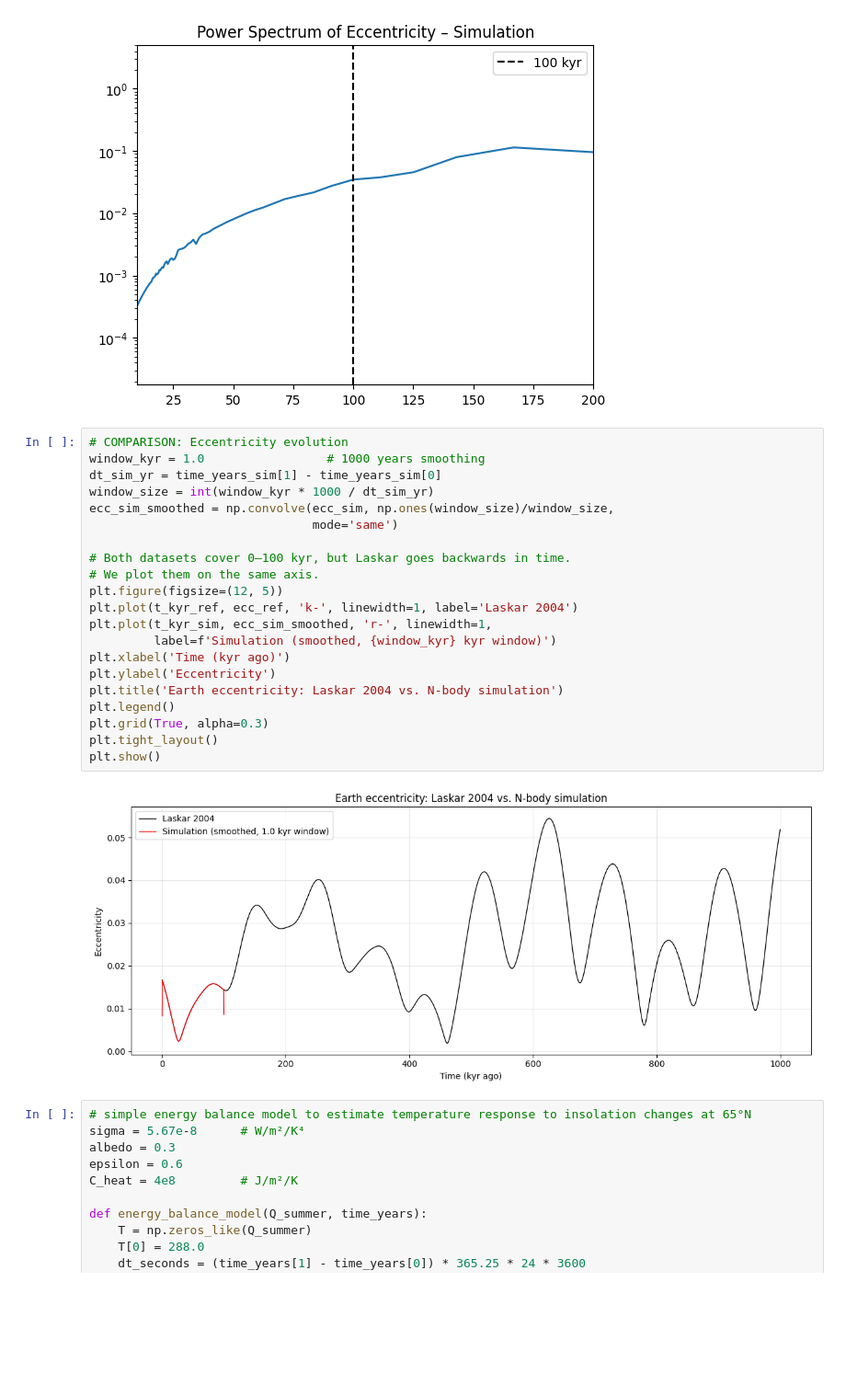
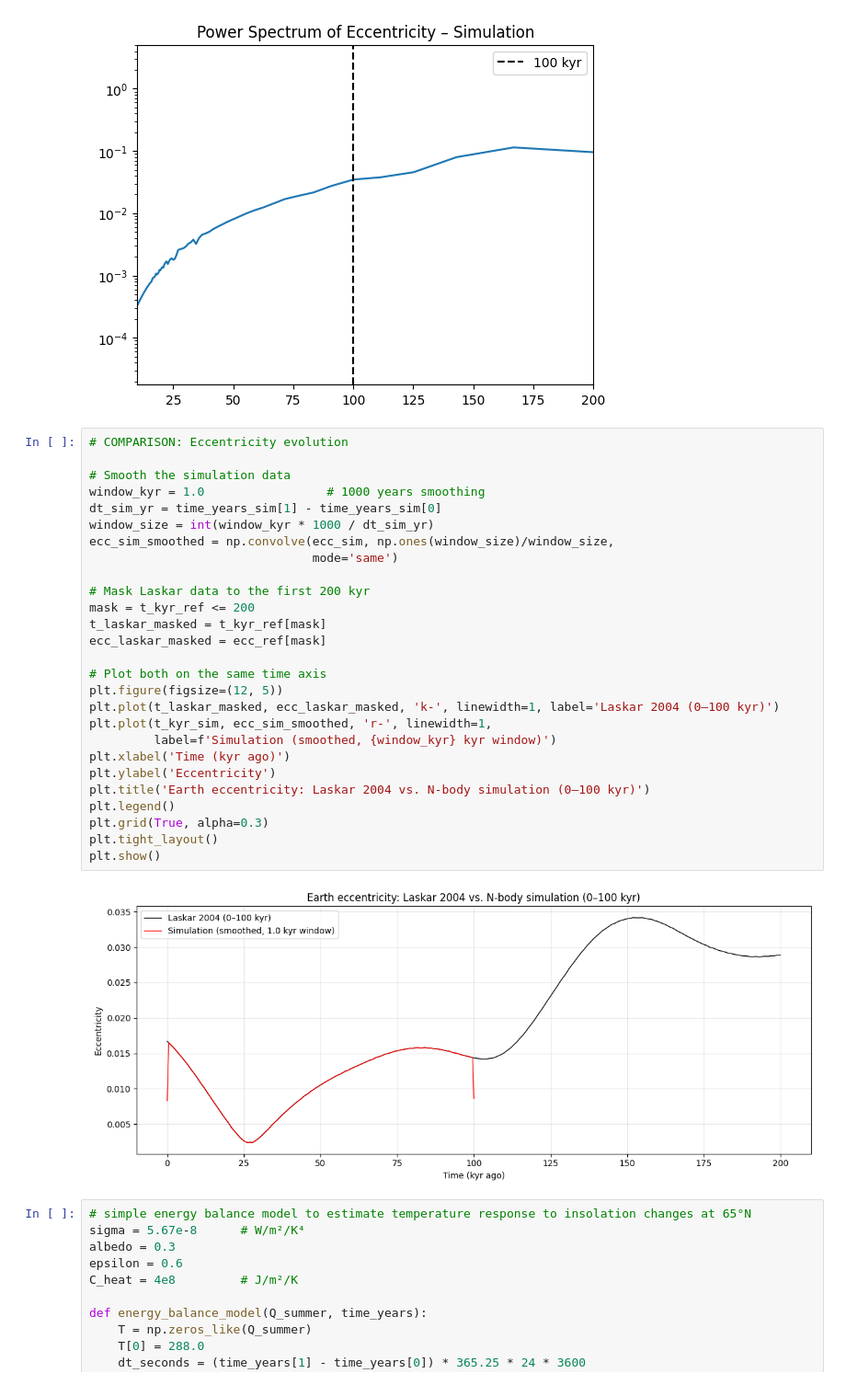
Before and after one commit to annikacheng/earth-orbit-insolation, a Jupyter notebook: annika.ipynb, the cells around one changed output. Shown at 92% size. Cells and saved outputs as stored; diff of their text form; blank space fills up the shorter version.

```diff
--- a/annika.ipynb
+++ b/annika.ipynb
@@ -509,27 +489,33 @@ plt.show()
 [figure]
 # %%
 # COMPARISON: Eccentricity evolution
+
+# Smooth the simulation data
 window_kyr = 1.0                 # 1000 years smoothing
 dt_sim_yr = time_years_sim[1] - time_years_sim[0]
 window_size = int(window_kyr * 1000 / dt_sim_yr)
 ecc_sim_smoothed = np.convolve(ecc_sim, np.ones(window_size)/window_size,
                                mode='same')
 
-# Both datasets cover 0–100 kyr, but Laskar goes backwards in time.
-# We plot them on the same axis.
+# Mask Laskar data to the first 200 kyr
+mask = t_kyr_ref <= 200
+t_laskar_masked = t_kyr_ref[mask]
+ecc_laskar_masked = ecc_ref[mask]
+
+# Plot both on the same time axis
 plt.figure(figsize=(12, 5))
-plt.plot(t_kyr_ref, ecc_ref, 'k-', linewidth=1, label='Laskar 2004')
+plt.plot(t_laskar_masked, ecc_laskar_masked, 'k-', linewidth=1, label='Laskar 2004 (0–100 kyr)')
 plt.plot(t_kyr_sim, ecc_sim_smoothed, 'r-', linewidth=1,
          label=f'Simulation (smoothed, {window_kyr} kyr window)')
 plt.xlabel('Time (kyr ago)')
 plt.ylabel('Eccentricity')
-plt.title('Earth eccentricity: Laskar 2004 vs. N‑body simulation')
+plt.title('Earth eccentricity: Laskar 2004 vs. N‑body simulation (0–100 kyr)')
 plt.legend()
 plt.grid(True, alpha=0.3)
 plt.tight_layout()
 plt.show()
 # %% [output]
-[figure, old version]
+[figure, new version]
 # %%
 # simple energy balance model to estimate temperature response to insolation changes at 65°N
 sigma = 5.67e-8      # W/m²/K⁴
```
Also changed, not shown: parts of 1 cell of this notebook.
